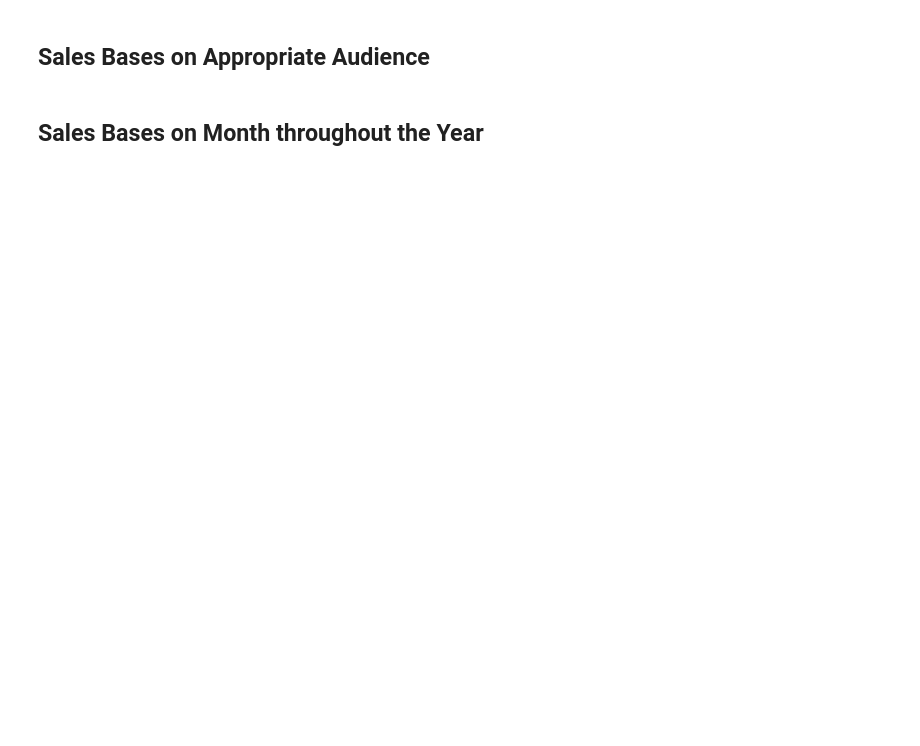
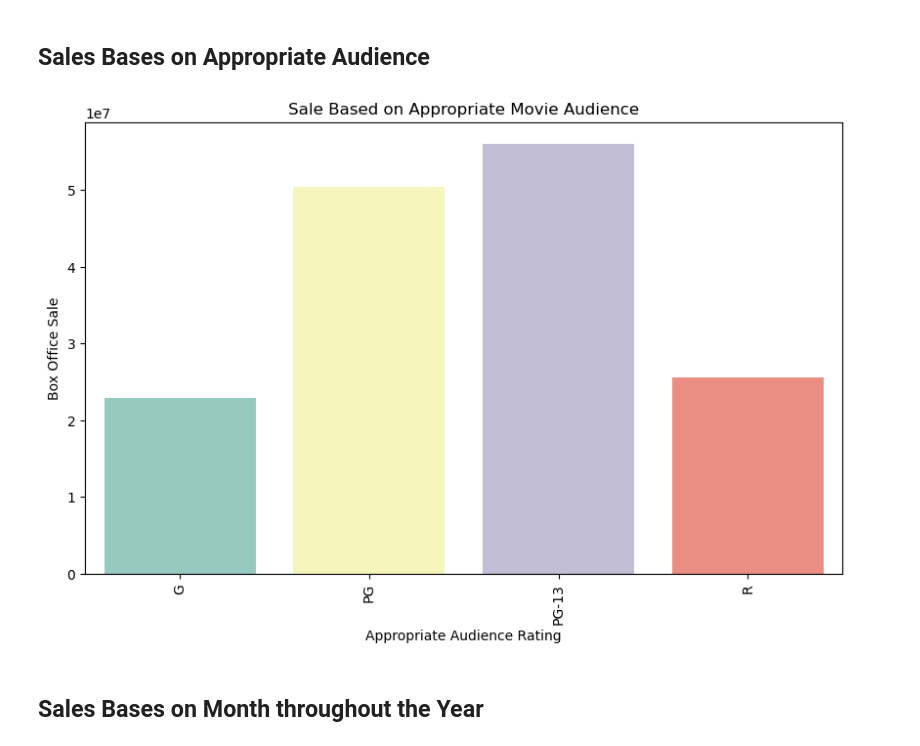
Before and after one commit to CrisThatOneCris/dsc-phase-1-project-v2-4, a Jupyter notebook: student.ipynb, the cells around one changed output. Saved outputs shown, nothing was run; the diff lists cells and outputs as text; code cells hidden in the pictures; blank space fills up the shorter version.

Commit message:
Updated for loop for rt rating swap

```diff
--- a/student.ipynb
+++ b/student.ipynb
@@ -128,14 +184,17 @@ rt_grouped.head()
 rating_to_drop = 'NR'
 rt_grouped = rt_grouped.drop(rt_grouped[rt_grouped['rating_x'] == rating_to_drop].index)
 # %%
-rating = []
-# Update the list with new dataframe ratings
 for movie in rt_grouped:
     # Create a rating list where they do not duplicate
+    rating = []
     for letter in rt_grouped['rating_x']:
         rating.append(letter)
     rating = list(set(rating))
+# Convert our box_office value datatype to numeric since it is a string
+rt_grouped['box_office'] = rt_grouped['box_office'].str.replace(',', '')
+rt_grouped['box_office'] = rt_grouped['box_office'].astype(float)
 # Calculate the average per rating
-avg_box_office_rating = rt_grouped.groupby('rating_x')['box_office'].mean().sort_values()
+avg_box_office_rating = rt_grouped.groupby('rating_x')['box_office'].mean()
+
+print(rating)
 print(avg_box_office_rating)
-print(rating)
@@ -243,12 +337,14 @@ plt.show()
 # %%
 # Plot the bar graph with Seaborn
 plt.figure(figsize=(10, 6))
 sns.barplot(x=avg_box_office_rating.index, y=avg_box_office_rating.values, palette='Set3')
 plt.xlabel('Appropriate Audience Rating')
 plt.ylabel('Box Office Sale')
-plt.title('Sale based on Appropriate Movie Audience')
+plt.title('Sale Based on Appropriate Movie Audience')
 plt.xticks(rotation=90)
 plt.show()
+# %% [output]
+[figure, added]
 # %% [markdown]
 ## Sales Bases on Month throughout the Year
 # %%
```
Also changed, not shown: parts of 14 cells of this notebook.
